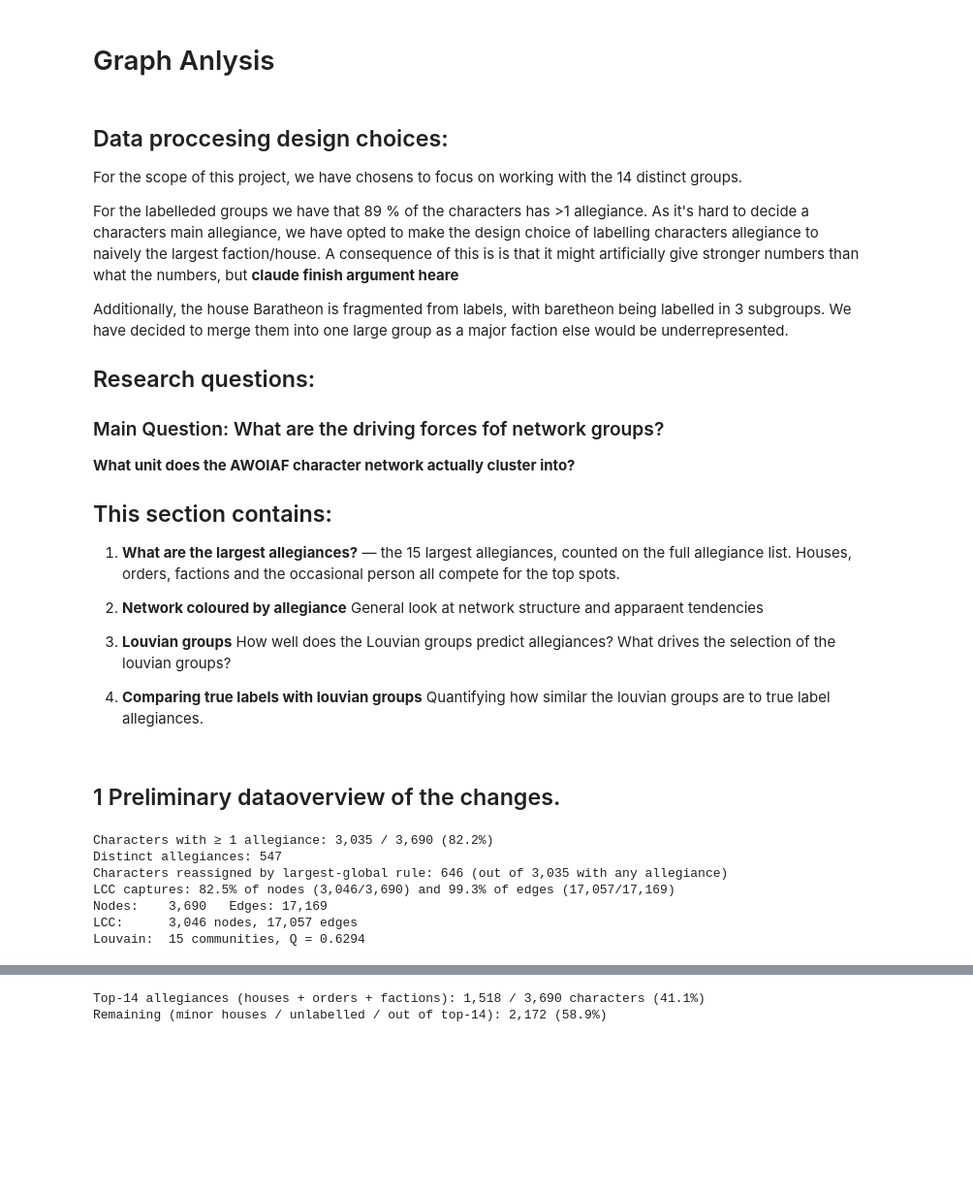
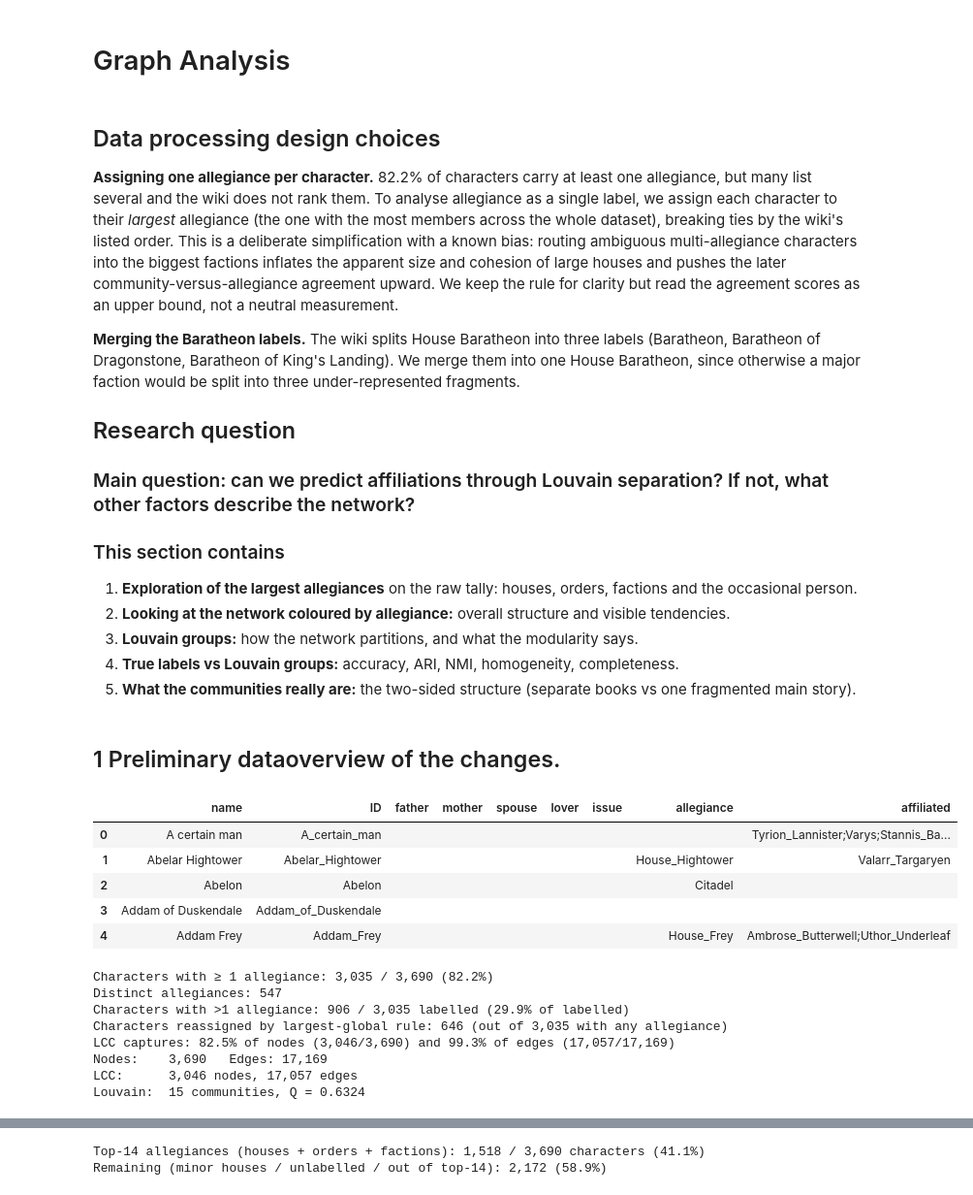
Before and after one commit to oggefaderen/CompSciProject, a Jupyter notebook: graph_analysis_explainer.ipynb, the cells around one changed output, grey strips where cells are left out. Shown at 97% size. Saved outputs shown, nothing was run; the diff lists cells and outputs as text; code cells hidden in the pictures; blank space fills up the shorter version.

```diff
--- a/graph_analysis_explainer.ipynb
+++ b/graph_analysis_explainer.ipynb
@@ -20,37 +21,31 @@ random.seed(42); np.random.seed(42)
 # %% [markdown]
-# Graph Anlysis
+# Graph Analysis
 # %% [markdown]
-## Data proccesing design choices:
+## Data processing design choices
 
-For the scope of this project, we have chosens to focus on working with the 14 distinct groups.
+**Assigning one allegiance per character.** 82.2% of characters carry at least one allegiance, but many list several and the wiki does not rank them. To analyse allegiance as a single label, we assign each character to their *largest* allegiance (the one with the most members across the whole dataset), breaking ties by the wiki's listed order. This is a deliberate simplification with a known bias: routing ambiguous multi-allegiance characters into the biggest factions inflates the apparent size and cohesion of large houses and pushes the later community-versus-allegiance agreement upward. We keep the rule for clarity but read the agreement scores as an upper bound, not a neutral measurement.
 
-For the labelleded groups we have that 89 % of the characters has >1 allegiance.
-As it's hard to decide a characters main allegiance, we have opted to make the design choice of labelling characters allegiance to naively the largest faction/house.
-A consequence of this is is that it might artificially give stronger numbers than what the numbers, but **claude finish argument heare**
+**Merging the Baratheon labels.** The wiki splits House Baratheon into three labels (Baratheon, Baratheon of Dragonstone, Baratheon of King's Landing). We merge them into one House Baratheon, since otherwise a major faction would be split into three under-represented fragments.
 
-Additionally, the house Baratheon is fragmented from labels, with baretheon being labelled in 3 subgroups. We have decided to merge them into one large group as a major faction else would be underrepresented.
+## Research question
 
+### Main question: can we predict affiliations through Louvain separation? If not, what other factors describe the network?
 
+### This section contains
 
-
-## Research questions:
-
-### Main Question: What are the driving forces fof network groups?
-
-**What unit does the AWOIAF character network actually cluster into?**
-
-## This section contains:
-
-1. **What are the largest allegiances?** — the 15 largest allegiances, counted on the full allegiance list. Houses, orders, factions and the occasional person all compete for the top spots.
-2. **Network coloured by allegiance** General look at network structure and apparaent tendencies
-
-3. **Louvian groups** How well does the Louvian  groups predict allegiances? What drives the selection of the louvian groups?
-4. **Comparing true labels with louvian groups** Quantifying how similar the louvian groups are to true label allegiances.
+1. **Exploration of the largest allegiances** on the raw tally: houses, orders, factions and the occasional person.
+2. **Looking at the network coloured by allegiance:** overall structure and visible tendencies.
+3. **Louvain groups:** how the network partitions, and what the modularity says.
+4. **True labels vs Louvain groups:** accuracy, ARI, NMI, homogeneity, completeness.
+5. **What the communities really are:** the two-sided structure (separate books vs one fragmented main story).
 # %% [markdown]
 ## 1 Preliminary dataoverview of the changes.
 # %%
 #Load v3 + build network
 df = pd.read_csv('csvs/characters_enriched_v3.csv').fillna('')
+display(df.head())
+
+#Mergin baratheons
 BARATHEON_VARIANTS = {
       'House_Baratheon_of_Dragonstone':    'House_Baratheon',
       "House_Baratheon_of_King's_Landing": 'House_Baratheon',
@@ -68,19 +63,17 @@ def normalize_baratheon(s):
 df['allegiance'] = df['allegiance'].apply(normalize_baratheon)
 valid_ids = set(df['ID'])
 
-edges = set()
+# Undirected edge A-B iff B is in A's affiliated list.
+# nx.Graph is undirected and dedups, so no explicit edge set is needed.
+G = nx.Graph()
+G.add_nodes_from(df['ID'])
 for _, row in df.iterrows():
     src = row['ID']
     if not row['affiliated']:
         continue
-    for tgt in row['affiliated'].split(';'):
-        tgt = tgt.strip()
+    for tgt in (t.strip() for t in row['affiliated'].split(';')):
         if tgt and tgt != src and tgt in valid_ids:
-            edges.add(frozenset({src, tgt}))
-
-G = nx.Graph()
-G.add_nodes_from(df['ID'])
-G.add_edges_from(tuple(e) for e in edges)
+            G.add_edge(src, tgt)
 
 LCC = G.subgraph(max(nx.connected_components(G), key=len)).copy()
 
@@ -111,51 +104,62 @@ def pick_primary(allegiance_str):
 primary_house = {row['ID']: pick_primary(row['allegiance']) for _, row in df.iterrows()}
 name_by_id = dict(zip(df['ID'], df['name']))
 
-#How many allegainces exist, how many characters with >1 allegiance
-
-# multi_counts was already built in setup; just count coverage + plot.
+# Coverage: how much allegiance data we actually have.
 n_with_alleg = sum(1 for _, row in df.iterrows() if row['allegiance'])
 
 print(f'Characters with ≥ 1 allegiance: {n_with_alleg:,} / {len(df):,} ({n_with_alleg/len(df):.1%})')
 print(f'Distinct allegiances: {len(multi_counts):,}')
+
+# How many of the labelled characters list more than one allegiance?
+n_multi = sum(1 for _, row in df.iterrows()
+              if len([h for h in row['allegiance'].split(';') if h.strip()]) > 1)
+print(f'Characters with >1 allegiance: {n_multi:,} / {n_with_alleg:,} labelled '
+      f'({n_multi / n_with_alleg:.1%} of labelled)')
 
 
 # How many characters had their primary swapped by this rule?
 def first_entry(s):
     return s.split(';')[0].strip() if s else ''
 
 swapped = sum(1 for _, row in df.iterrows()
               if primary_house[row['ID']]
               and primary_house[row['ID']] != first_entry(row['allegiance']))
 print(f'Characters reassigned by largest-global rule: {swapped:,} '
       f'(out of {sum(1 for v in primary_house.values() if v):,} with any allegiance)')
 
 # Share of the whole graph captured by the largest connected component
 lcc_node_pct = LCC.number_of_nodes() / G.number_of_nodes() * 100
 lcc_edge_pct = LCC.number_of_edges() / G.number_of_edges() * 100
 print(f'LCC captures: {lcc_node_pct:.1f}% of nodes '
       f'({LCC.number_of_nodes():,}/{G.number_of_nodes():,}) and '
       f'{lcc_edge_pct:.1f}% of edges '
       f'({LCC.number_of_edges():,}/{G.number_of_edges():,})')
 
 # Louvain on LCC
 partition = community_louvain.best_partition(LCC, random_state=42)
 modularity = community_louvain.modularity(partition, LCC)
 community_sizes = Counter(partition.values())
 
 
 
 print(f'Nodes:    {G.number_of_nodes():,}   Edges: {G.number_of_edges():,}')
 print(f'LCC:      {LCC.number_of_nodes():,} nodes, {LCC.number_of_edges():,} edges')
 print(f'Louvain:  {len(community_sizes)} communities, Q = {modularity:.4f}')
 # %% [output]
+|  | name | ID | father | mother | spouse | lover | issue | allegiance | affiliated |
+| 0 | A certain man | A_certain_man |  |  |  |  |  |  | Tyrion_Lannister;Varys;Stannis_Ba... |
+| 1 | Abelar Hightower | Abelar_Hightower |  |  |  |  |  | House_Hightower | Valarr_Targaryen |
+| 2 | Abelon | Abelon |  |  |  |  |  | Citadel |  |
+| 3 | Addam of Duskendale | Addam_of_Duskendale |  |  |  |  |  |  |  |
+| 4 | Addam Frey | Addam_Frey |  |  |  |  |  | House_Frey | Ambrose_Butterwell;Uthor_Underleaf |
 Characters with ≥ 1 allegiance: 3,035 / 3,690 (82.2%)
 Distinct allegiances: 547
+Characters with >1 allegiance: 906 / 3,035 labelled (29.9% of labelled)
 Characters reassigned by largest-global rule: 646 (out of 3,035 with any allegiance)
 LCC captures: 82.5% of nodes (3,046/3,690) and 99.3% of edges (17,057/17,169)
 Nodes:    3,690   Edges: 17,169
 LCC:      3,046 nodes, 17,057 edges
-Louvain:  15 communities, Q = 0.6294
+Louvain:  15 communities, Q = 0.6324
 # %% [markdown]
 From the analysis we can see that there is a lot of ambiguity in the allegiances: 3,035 of 3,690 characters (82.2%) carry at least one allegiance, spread across 547 distinct allegiance labels, and many characters list more than one. As the allegiances are not ranked, we have decided that it is suitable to assign each character to their largest house/faction to make a clearer analysis. This largest-global rule changed the primary label for 646 of the 3,035 labelled characters, several of them major characters.
 
```
Also changed, not shown: parts of 8 cells of this notebook, 1 other file.
